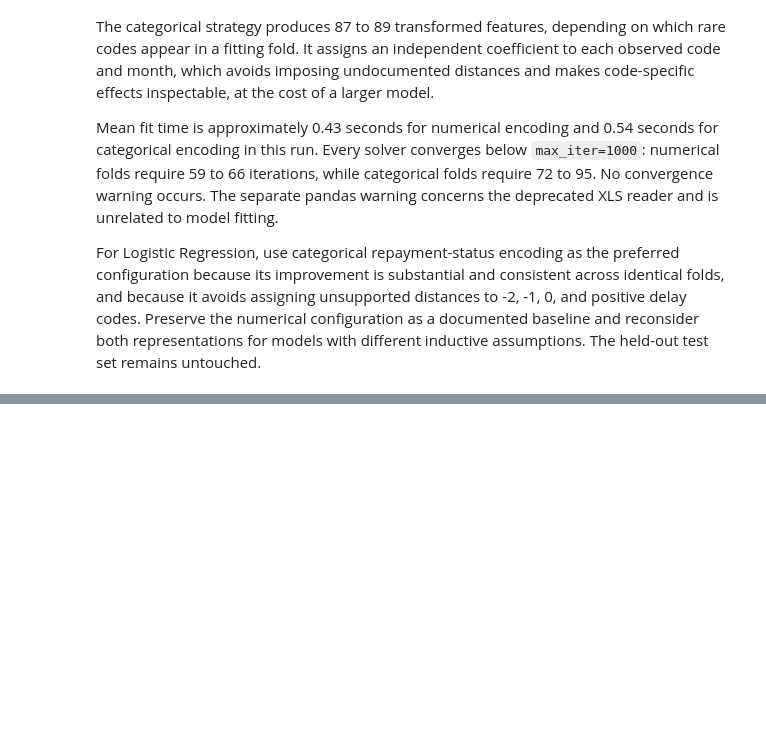
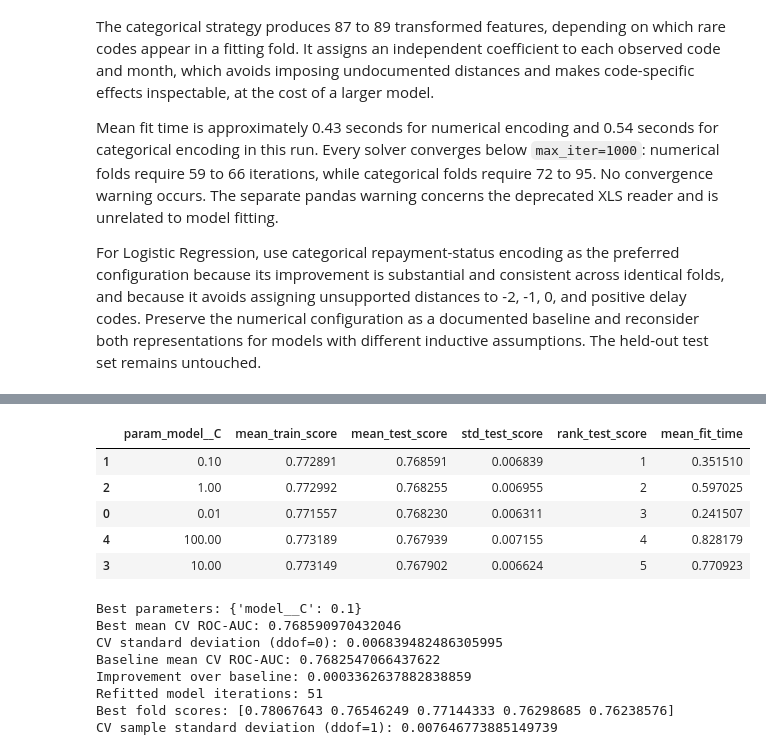
Before and after one commit to claudcelle/credit_default_prediction, a Jupyter notebook: notebooks/training.ipynb, the cells around one changed output, grey strips where cells are left out. Saved outputs shown, nothing was run; the diff lists cells and outputs as text; code cells hidden in the pictures; blank space fills up the shorter version.

```diff
--- a/notebooks/training.ipynb
+++ b/notebooks/training.ipynb
@@ -723,0 +730,69 @@ For Logistic Regression, use categorical repayment-status encoding as the prefer
+# %%
+from sklearn.model_selection import GridSearchCV
+
+# Double underscores address a parameter of a named pipeline step:
+# "model__C" is C on the Logistic Regression step named "model".
+logreg_search = GridSearchCV(
+    estimator=categorical_pipeline,
+    param_grid={"model__C": [0.01, 0.1, 1, 10, 100]},
+    scoring="roc_auc",
+    cv=cv_splits,
+    return_train_score=True,
+    refit=True,
+    error_score="raise",
+    n_jobs=1,
+)
+
+logreg_search.fit(X_full_train, y_full_train)
+
+# Keep the full search object and a readable table under new names.
+# Existing baseline results are preserved.
+logreg_tuning_results = pd.DataFrame(logreg_search.cv_results_)
+display(logreg_tuning_results[[
+    "param_model__C",
+    "mean_train_score",
+    "mean_test_score",
+    "std_test_score",
+    "rank_test_score",
+    "mean_fit_time",
+]].sort_values("rank_test_score"))
+
+best_logreg_pipeline = logreg_search.best_estimator_
+best_index = logreg_search.best_index_
+# C=1 reproduces the categorical baseline on these same folds.
+baseline_mean = logreg_tuning_results.loc[
+    logreg_tuning_results["param_model__C"].eq(1), "mean_test_score"
+].iloc[0]
+
+print("Best parameters:", logreg_search.best_params_)
+print("Best mean CV ROC-AUC:", logreg_search.best_score_)
+print("CV standard deviation (ddof=0):",
+      logreg_search.cv_results_["std_test_score"][best_index])
+print("Baseline mean CV ROC-AUC:", baseline_mean)
+print("Improvement over baseline:", logreg_search.best_score_ - baseline_mean)
+print("Refitted model iterations:",
+      best_logreg_pipeline.named_steps["model"].n_iter_[0])
+
+# GridSearchCV reports population SD (ddof=0), whereas the earlier
+# experiment used sample SD (ddof=1). Compute both for clarity.
+best_fold_scores = np.array([
+    logreg_search.cv_results_[f"split{fold}_test_score"][best_index]
+    for fold in range(len(cv_splits))
+])
+print("Best fold scores:", best_fold_scores)
+print("CV sample standard deviation (ddof=1):", best_fold_scores.std(ddof=1))
+# %% [output]
+|  | param_model__C | mean_train_score | mean_test_score | std_test_score | rank_test_score | mean_fit_time |
+| 1 | 0.10 | 0.772891 | 0.768591 | 0.006839 | 1 | 0.351510 |
+| 2 | 1.00 | 0.772992 | 0.768255 | 0.006955 | 2 | 0.597025 |
+| 0 | 0.01 | 0.771557 | 0.768230 | 0.006311 | 3 | 0.241507 |
+| 4 | 100.00 | 0.773189 | 0.767939 | 0.007155 | 4 | 0.828179 |
+| 3 | 10.00 | 0.773149 | 0.767902 | 0.006624 | 5 | 0.770923 |
+Best parameters: {'model__C': 0.1}
+Best mean CV ROC-AUC: 0.768590970432046
+CV standard deviation (ddof=0): 0.006839482486305995
+Baseline mean CV ROC-AUC: 0.7682547066437622
+Improvement over baseline: 0.0003362637882838859
+Refitted model iterations: 51
+Best fold scores: [0.78067643 0.76546249 0.77144333 0.76298685 0.76238576]
+CV sample standard deviation (ddof=1): 0.007646773885149739
```
Also changed, not shown: parts of 12 cells of this notebook.
